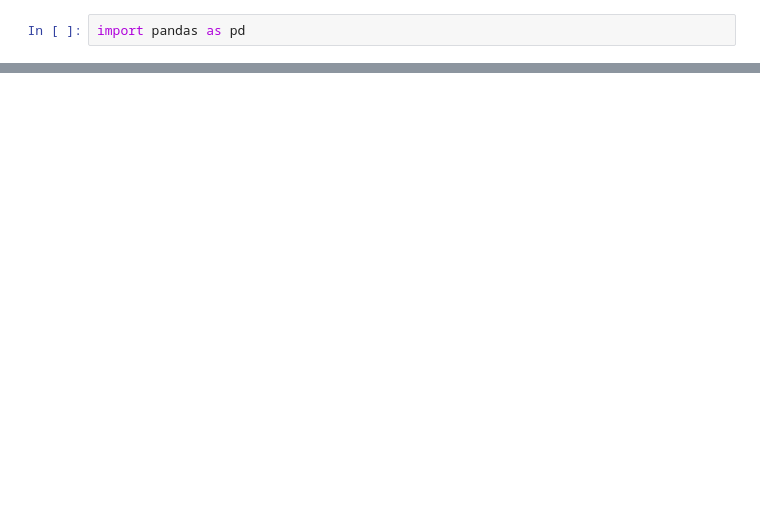
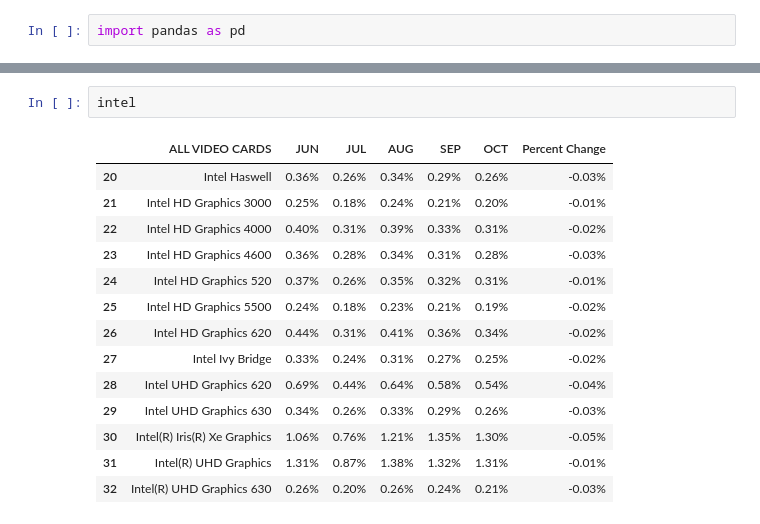
Before and after one commit to zchaikin/ics484, a Jupyter notebook: Untitled.ipynb, the cells around one changed output, grey strips where cells are left out. Drawn from its saved outputs; the diff is of its cells as text; blank space fills up the shorter version.

```diff
--- a/Untitled.ipynb
+++ b/Untitled.ipynb
@@ -15,0 +47,17 @@ FileNotFoundError: [Errno 2] No such file or directory: 'data/Steam Hardware & S
+# %%
+intel
+# %% [output]
+|  | ALL VIDEO CARDS | JUN | JUL | AUG | SEP | OCT | Percent Change |
+| 20 | Intel Haswell | 0.36% | 0.26% | 0.34% | 0.29% | 0.26% | -0.03% |
+| 21 | Intel HD Graphics 3000 | 0.25% | 0.18% | 0.24% | 0.21% | 0.20% | -0.01% |
+| 22 | Intel HD Graphics 4000 | 0.40% | 0.31% | 0.39% | 0.33% | 0.31% | -0.02% |
+| 23 | Intel HD Graphics 4600 | 0.36% | 0.28% | 0.34% | 0.31% | 0.28% | -0.03% |
+| 24 | Intel HD Graphics 520 | 0.37% | 0.26% | 0.35% | 0.32% | 0.31% | -0.01% |
+| 25 | Intel HD Graphics 5500 | 0.24% | 0.18% | 0.23% | 0.21% | 0.19% | -0.02% |
+| 26 | Intel HD Graphics 620 | 0.44% | 0.31% | 0.41% | 0.36% | 0.34% | -0.02% |
+| 27 | Intel Ivy Bridge | 0.33% | 0.24% | 0.31% | 0.27% | 0.25% | -0.02% |
+| 28 | Intel UHD Graphics 620 | 0.69% | 0.44% | 0.64% | 0.58% | 0.54% | -0.04% |
+| 29 | Intel UHD Graphics 630 | 0.34% | 0.26% | 0.33% | 0.29% | 0.26% | -0.03% |
+| 30 | Intel(R) Iris(R) Xe Graphics | 1.06% | 0.76% | 1.21% | 1.35% | 1.30% | -0.05% |
+| 31 | Intel(R) UHD Graphics | 1.31% | 0.87% | 1.38% | 1.32% | 1.31% | -0.01% |
+| 32 | Intel(R) UHD Graphics 630 | 0.26% | 0.20% | 0.26% | 0.24% | 0.21% | -0.03% |
```
Also changed, not shown: parts of 4 cells of this notebook, 1 other file.
